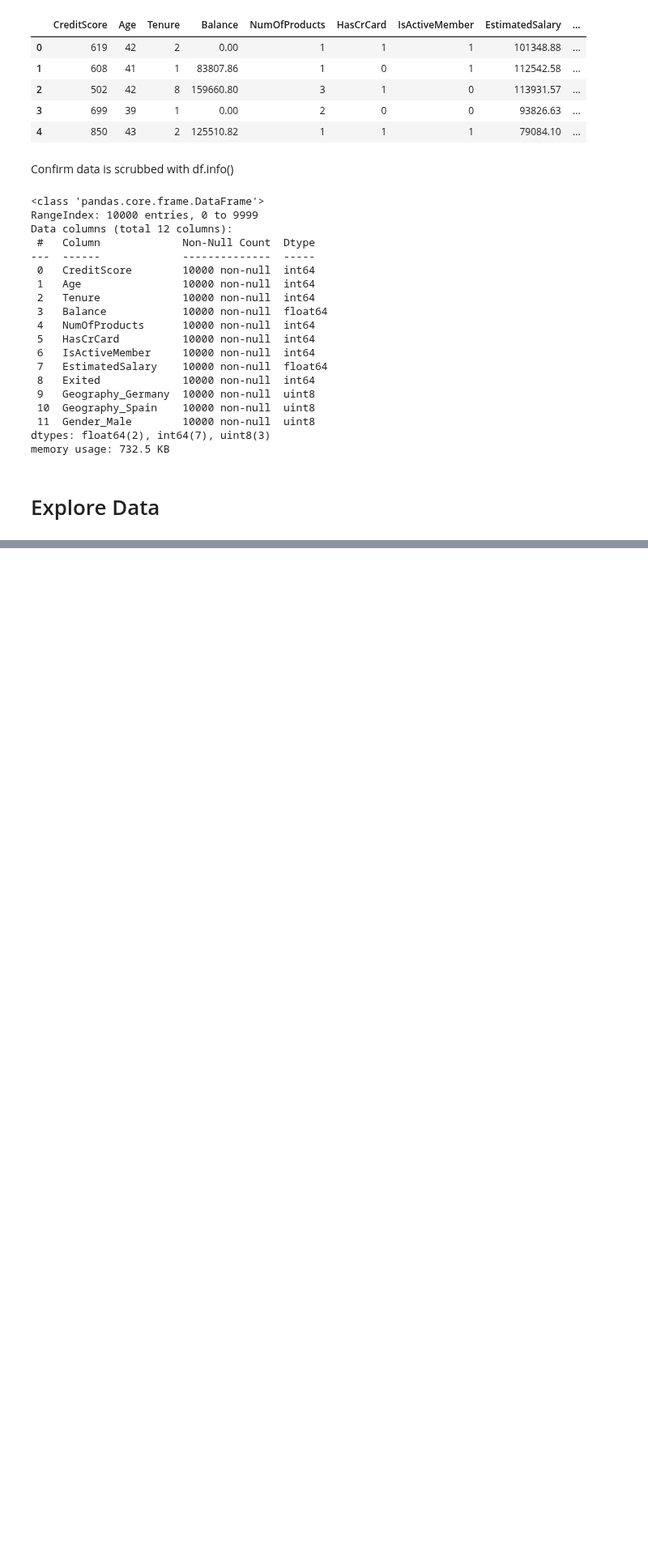
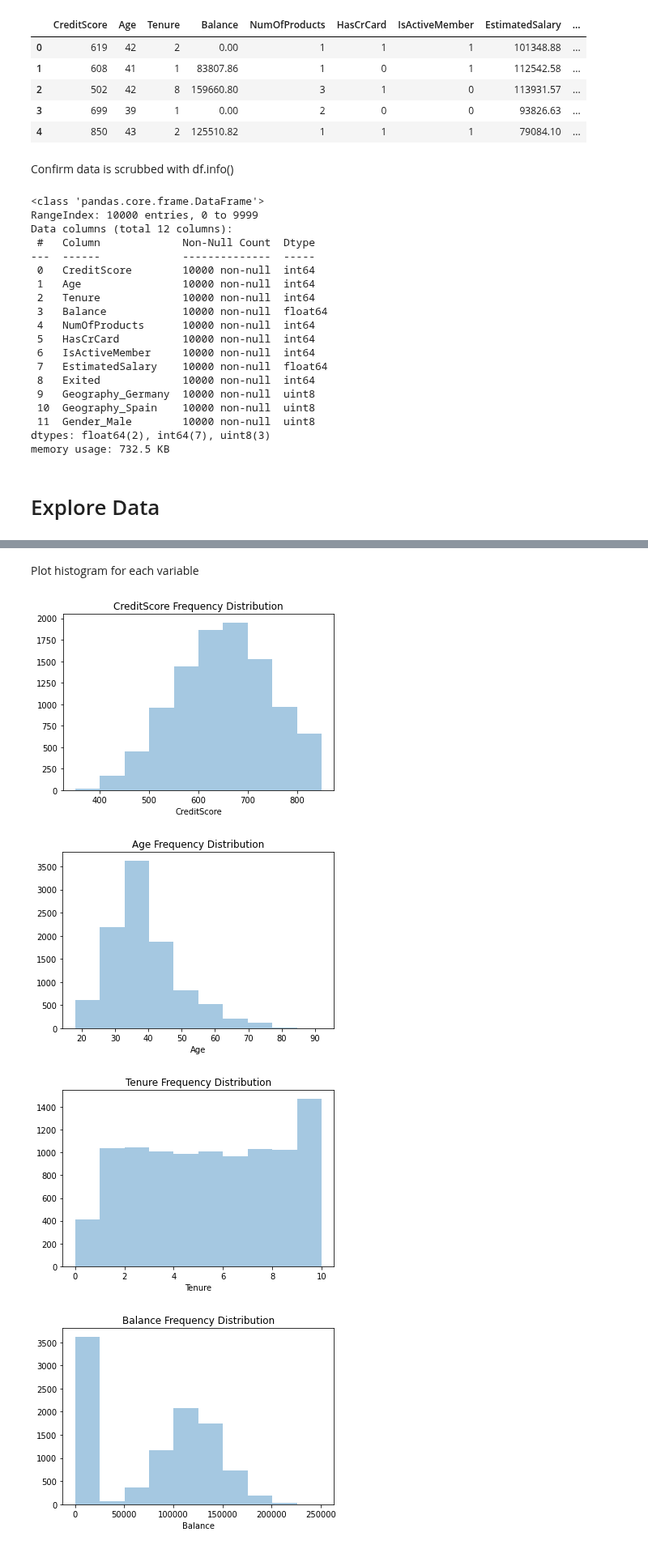
Before and after one commit to blantj/customer_churn_classification, a Jupyter notebook: Modeling.ipynb, the cells around one changed output, grey strips where cells are left out. Shown at 81% size. Cells and saved outputs as stored; diff of their text form; code cells hidden in the pictures; blank space fills up the shorter version.

```diff
--- a/Modeling.ipynb
+++ b/Modeling.ipynb
@@ -94,0 +154,12 @@ memory usage: 732.5 KB
+# %% [markdown]
+Plot histogram for each variable
+# %%
+for col in df.columns:
+    fig, ax = plt.subplots()
+    sns.distplot(df[col], kde=False, bins=10, ax=ax)
+    ax.set_title(f'{col} Frequency Distribution')
+# %% [output]
+[figure, added]
+[figure, added]
+[figure, added]
+[figure, added]
```
Also changed, not shown: parts of 10 cells of this notebook.
